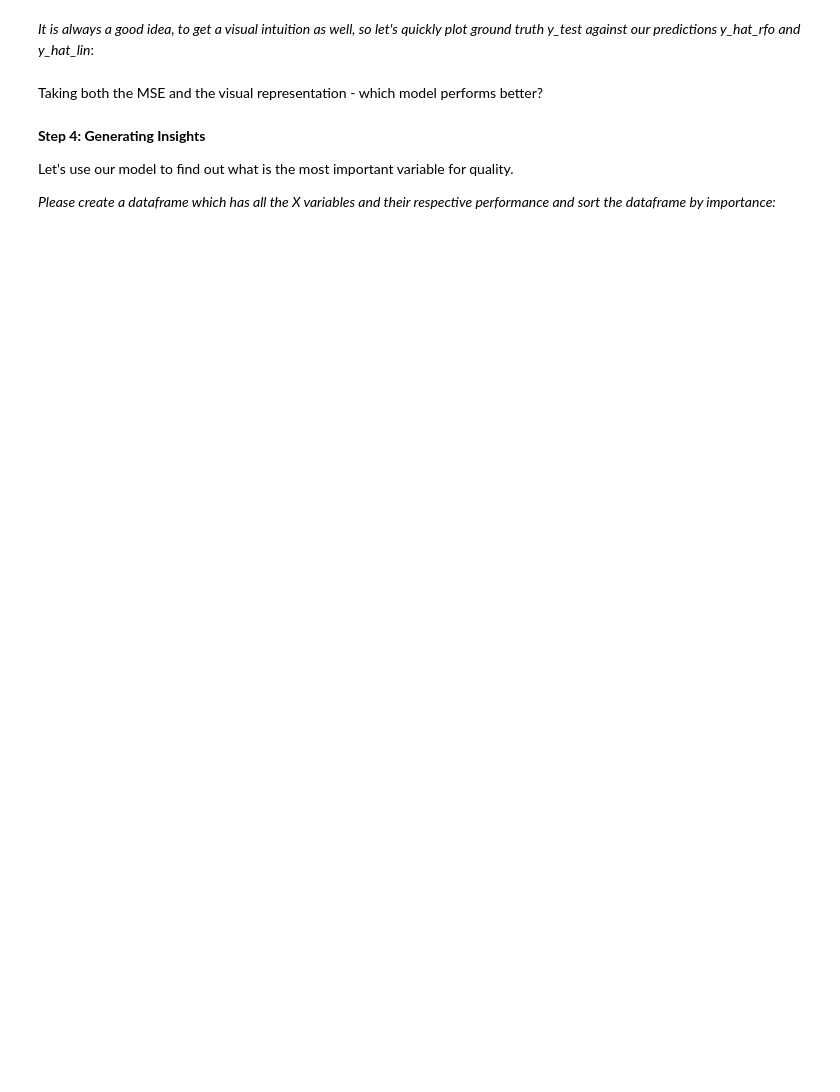
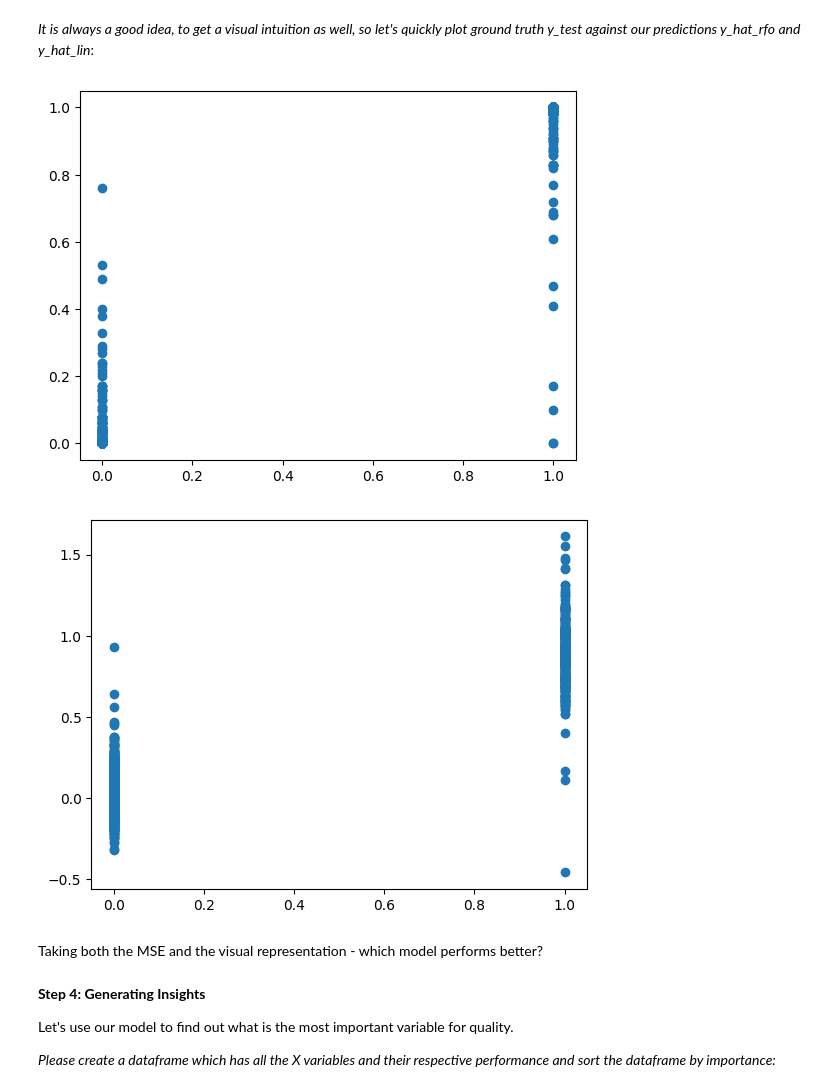
Before and after one commit to AnesCajic/Data-Science-for-Customer-Insight, a Jupyter notebook: Data_Science_for_Customer_Insights_Python_Introduction_Course.ipynb, the cells around one changed output. Cells and saved outputs as stored; diff of their text form; code cells hidden in the pictures; blank space fills up the shorter version.

```diff
--- a/Data_Science_for_Customer_Insights_Python_Introduction_Course.ipynb
+++ b/Data_Science_for_Customer_Insights_Python_Introduction_Course.ipynb
@@ -1010,7 +1079,7 @@ Remember, we want to understand **what drives customer's quality perception for
 # %% [markdown]
 *Now split the data in dependent (y) - quality - and independent(X) variable:*
 # %%
-X,y = ...
+X,y = df_wines.iloc[:, :-1], df_wines.iloc[:, -1]
 
 print(y.head(3))
 X.head(3) # Does this look good?
@@ -1019,7 +1097,6 @@ X.head(3) # Does this look good?
 
 *Let's split the dataset so that 80% of the data is used to train the model and 20% is kept for future evaluation:*
 # %%
-from sklearn.model_selection import ...
-X_train, X_test, y_train, y_test = ...
-
+from sklearn.model_selection import train_test_split
+X_train, X_test, y_train, y_test = train_test_split(X, y, test_size=0.2, random_state=42)
 print(X_train.shape, X_test.shape, y_train.shape, y_test.shape)
@@ -1028,11 +1107,11 @@ Now we can define and fit our model on the training dataset. Let's do this for b
 
 *Please fit a linear regression and a random forest model:*
 # %%
-from sklearn.ensemble import ... # take suitable random forest module
+from sklearn.ensemble import RandomForestRegressor # take suitable random forest module
 from sklearn.linear_model import LinearRegression
 
-model_rfo = ... # initialize random rorest model
-model_lin = ... # initialize linear regression model
+model_rfo = RandomForestRegressor(random_state=42) # initialize random forest model, set seed with 42 for reproducibility
+model_lin = LinearRegression() # initialize linear regression model
 
-model_rfo.fit(...)
-model_lin.fit(...)
+model_rfo.fit(X_train, y_train)
+model_lin.fit(X_train, y_train)
@@ -1042,13 +1123,13 @@ model_lin.fit(...)
 *Now use the fitted model to evaluate performance on your 20% holdout test dataset, using the mean squared error (*MSE*) performance metric:*
 Note, that neither model had 'seen' this data before. This is crucial.
 # %%
-from sklearn.metrics import ... # please use MSE
+from sklearn.metrics import mean_squared_error # please use MSE
 
-y_hat_rfo = ... # make predictions using your random forest model
-y_hat_lin = ... # make predictions using your linear regression model
+y_hat_rfo = model_rfo.predict(X_test) # make predictions using your random forest model
+y_hat_lin = model_lin.predict(X_test) # make predictions using your linear regression model
 
-mse_rfo = ... # calculate random forest prediction MSE
-mse_lin = ... # calculate linear regression prediction MSE
+mse_rfo = mean_squared_error(y_test, y_hat_rfo) # calculate random forest prediction MSE
+mse_lin = mean_squared_error(y_test, y_hat_lin) # calculate linear regression prediction MSE
 
 print('MSE Random Forest: %.3f' % mse_rfo)
 print('MSE Linear Regression: %.3f' % mse_lin)
@@ -1059,10 +1143,13 @@ print('MSE Linear Regression: %.3f' % mse_lin)
 # %%
 import matplotlib.pyplot as plt
 
-... # generate a scatter plot for your random forest predictions
+plt.scatter(y_test, y_hat_rfo) # generate a scatter plot for your random forest predictions
 plt.show()
 
-... # generate a scatter plot for your linear regression predictions
+plt.scatter(y_test, y_hat_lin) # generate a scatter plot for your linear regression predictions
 plt.show()
+# %% [output]
+[figure, added]
+[figure, added]
 # %% [markdown]
 Taking both the MSE and the visual representation - which model performs better?
```
Also changed, not shown: parts of 24 cells of this notebook.
